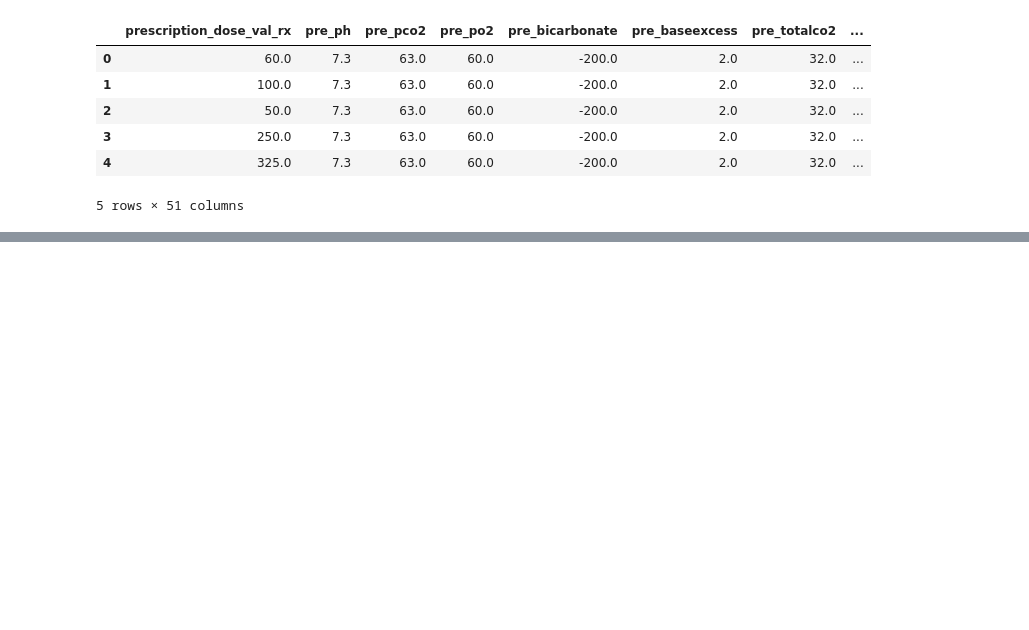
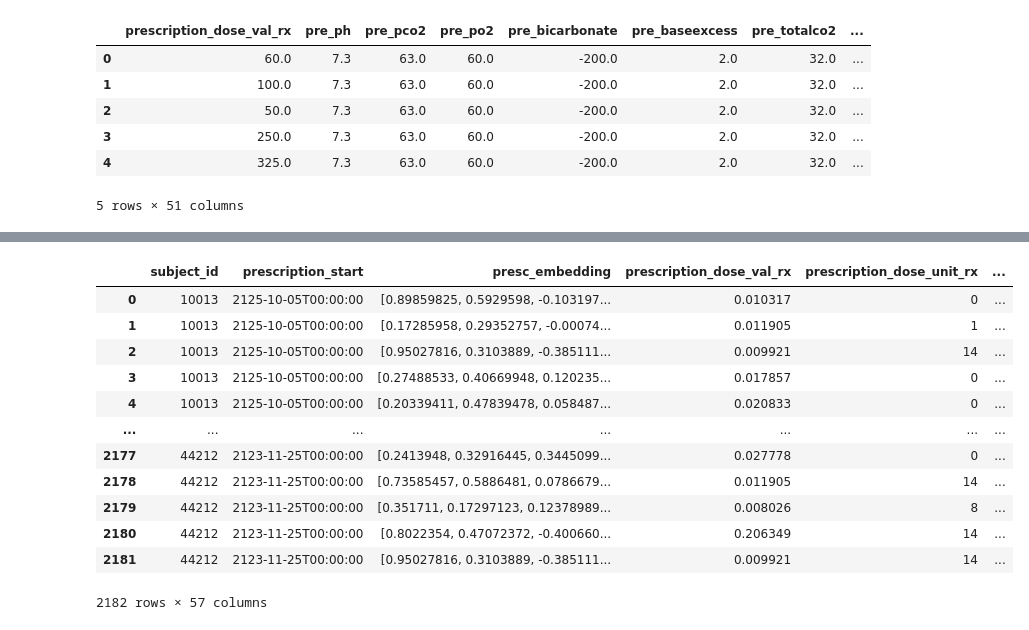
Before and after one commit to vaipos/Blue-Blood-ACM-Research, a Jupyter notebook: bb-dev-ubaid.ipynb, the cells around one changed output, grey strips where cells are left out. Saved outputs shown, nothing was run; the diff lists cells and outputs as text; code cells hidden in the pictures; blank space fills up the shorter version.

```diff
--- a/bb-dev-ubaid.ipynb
+++ b/bb-dev-ubaid.ipynb
@@ -141,0 +170,4 @@ df.head()
+# %%
+# encode the preprocessed text
+bert_results = bert_model(text_preprocessed)
+bert_results.keys()
@@ -141,0 +196,19 @@ df.head()
+# %%
+import torch
+import torch.nn as nn
+
+# Create an AdaptiveAvgPool2d layer to pool to (height=1, width=124)
+adaptive_pool = nn.AdaptiveAvgPool2d((1, 124))
+
+# Convert encoder output to a pytorch tensor
+encoder_output = torch.tensor(bert_results['encoder_outputs'][-1].numpy())
+
+x = encoder_output.unsqueeze(1)
+
+# Apply adaptive pooling
+pooled_output = adaptive_pool(x)
+
+# Squeeze the extra dimension
+pooled_output = pooled_output.squeeze(2)
+
+print("Pooled Output Shape:", pooled_output.shape)
@@ -141,0 +217,10 @@ df.head()
+# %%
+final_output = pooled_output.squeeze(1)  # Now shape is (2182, 124)
+
+# Convert the tensor to a NumPy array
+vectors_np = final_output.cpu().detach().numpy()
+
+# insert the embeddings into the df
+df.insert(df.columns.get_loc('prescription_drug') + 1, 'presc_embedding', [vector for vector in vectors_np])
+
+df.head()
@@ -141,0 +235,18 @@ df.head()
+# %%
+df.drop('prescription_drug', axis=1, inplace=True)
+# %%
+df
+# %% [output]
+|  | subject_id | prescription_start | presc_embedding | prescription_dose_val_rx | prescription_dose_unit_rx | ... |
+| 0 | 10013 | 2125-10-05T00:00:00 | [0.89859825, 0.5929598, -0.103197... | 0.010317 | 0 | ... |
+| 1 | 10013 | 2125-10-05T00:00:00 | [0.17285958, 0.29352757, -0.00074... | 0.011905 | 1 | ... |
+| 2 | 10013 | 2125-10-05T00:00:00 | [0.95027816, 0.3103889, -0.385111... | 0.009921 | 14 | ... |
+| 3 | 10013 | 2125-10-05T00:00:00 | [0.27488533, 0.40669948, 0.120235... | 0.017857 | 0 | ... |
+| 4 | 10013 | 2125-10-05T00:00:00 | [0.20339411, 0.47839478, 0.058487... | 0.020833 | 0 | ... |
+| ... | ... | ... | ... | ... | ... | ... |
+| 2177 | 44212 | 2123-11-25T00:00:00 | [0.2413948, 0.32916445, 0.3445099... | 0.027778 | 0 | ... |
+| 2178 | 44212 | 2123-11-25T00:00:00 | [0.73585457, 0.5886481, 0.0786679... | 0.011905 | 14 | ... |
+| 2179 | 44212 | 2123-11-25T00:00:00 | [0.351711, 0.17297123, 0.12378989... | 0.008026 | 8 | ... |
+| 2180 | 44212 | 2123-11-25T00:00:00 | [0.8022354, 0.47072372, -0.400660... | 0.206349 | 14 | ... |
+| 2181 | 44212 | 2123-11-25T00:00:00 | [0.95027816, 0.3103889, -0.385111... | 0.009921 | 14 | ... |
+2182 rows × 57 columns
```
Also changed, not shown: parts of 14 cells of this notebook, 2 other files.
